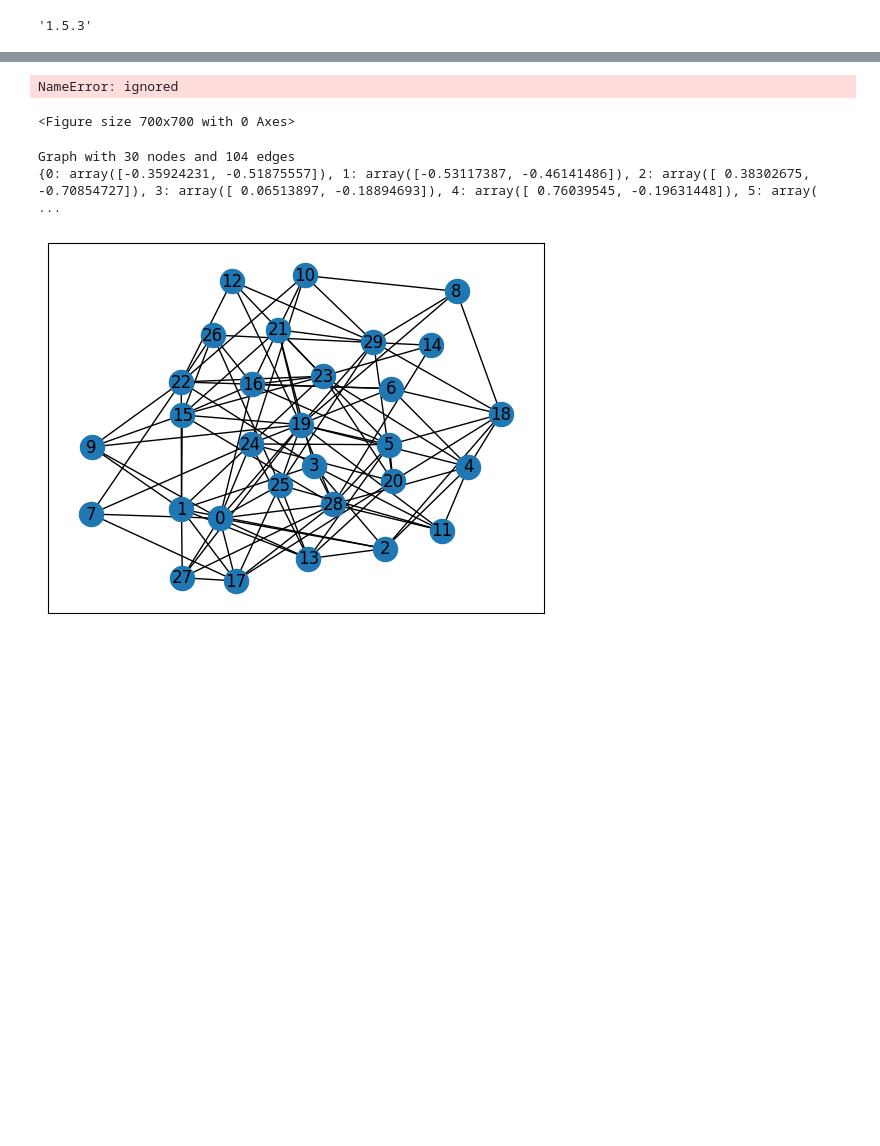
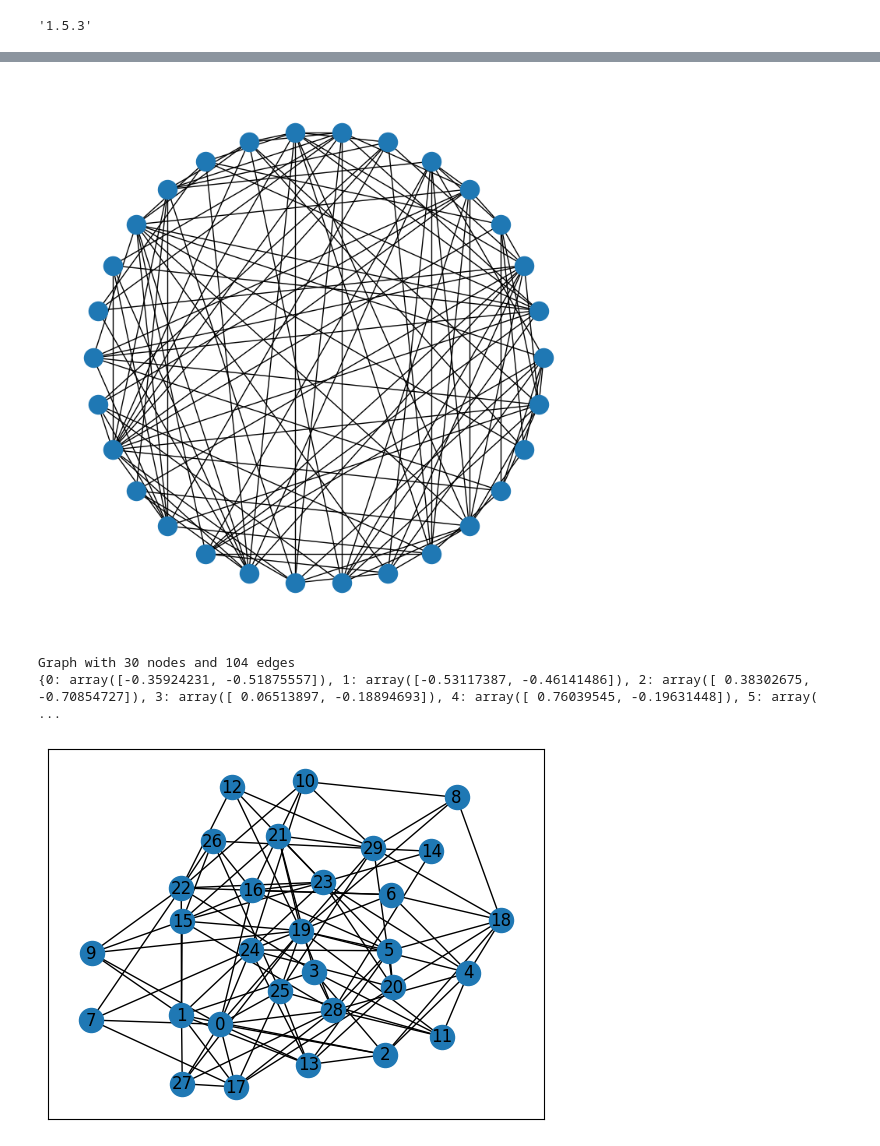
Before and after one commit to heesukjang/W209_DataViz_Summer2023, a Jupyter notebook: Unit_Assignments/Week_08_Assignment_NetworkX.ipynb, the cells around one changed output, grey strips where cells are left out. Drawn from its saved outputs; the diff is of its cells as text; code cells hidden in the pictures; blank space fills up the shorter version.

```diff
--- a/Unit_Assignments/Week_08_Assignment_NetworkX.ipynb
+++ b/Unit_Assignments/Week_08_Assignment_NetworkX.ipynb
@@ -40,10 +52,9 @@ pd.__version__
 # %%
 plt.figure(figsize=(7,7))
-
-nx.draw(graph)
+nx.draw_circular(graph)
+plt.show()
 # %% [output]
-NameError: ignored
-<Figure size 700x700 with 0 Axes>
+[figure, added]
 # %%
 # create a random network (Graph with 30 nodes and 99 edges)
 g = nx.fast_gnp_random_graph(n=30, p=0.25)
```
Also changed, not shown: parts of 1 cell of this notebook.
